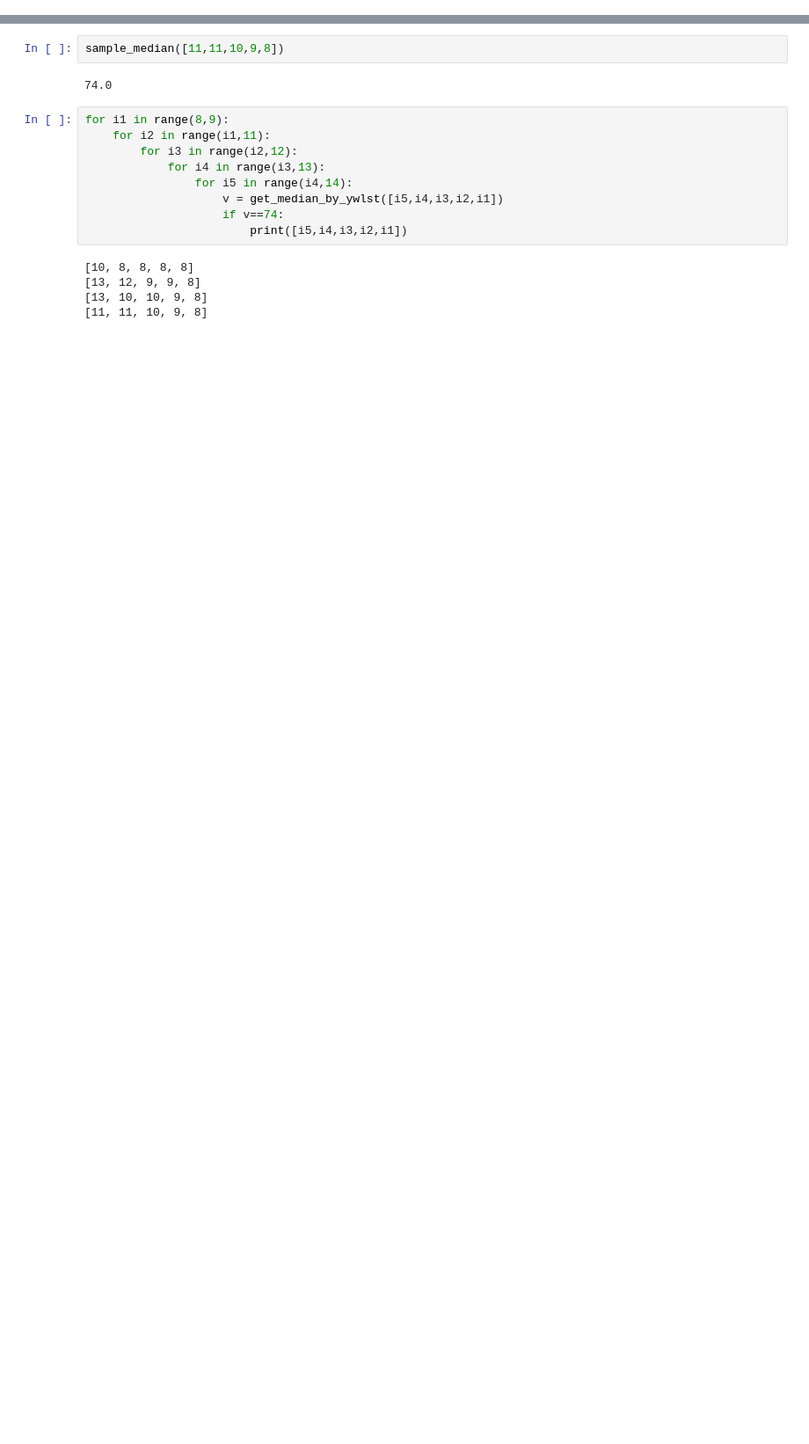
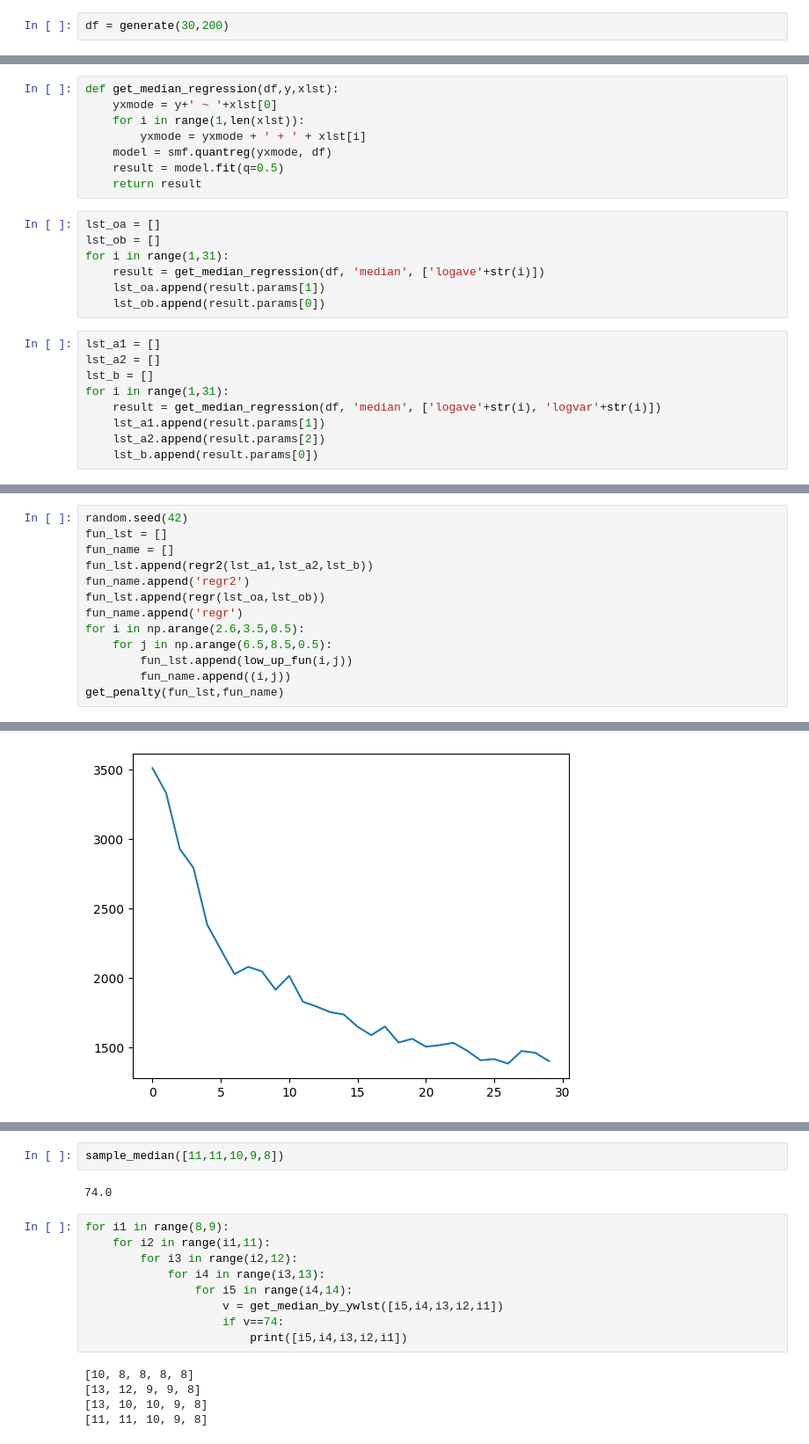
Before and after one commit to fjdslkjfljvo/thcd_dcs_ficx, a Jupyter notebook: naw.ipynb, the cells around one changed output, grey strips where cells are left out. Shown at 88% size. Saved outputs shown, nothing was run; the diff lists cells and outputs as text; blank space fills up the shorter version.

```diff
--- a/naw.ipynb
+++ b/naw.ipynb
@@ -253,0 +299,2 @@ Simulation(player_lst)
+# %%
+df = generate(30,200)
@@ -253,0 +317,24 @@ Simulation(player_lst)
+# %%
+def get_median_regression(df,y,xlst):
+    yxmode = y+' ~ '+xlst[0]
+    for i in range(1,len(xlst)):
+        yxmode = yxmode + ' + ' + xlst[i]
+    model = smf.quantreg(yxmode, df)
+    result = model.fit(q=0.5)
+    return result
+# %%
+lst_oa = []
+lst_ob = []
+for i in range(1,31):
+    result = get_median_regression(df, 'median', ['logave'+str(i)])
+    lst_oa.append(result.params[1])
+    lst_ob.append(result.params[0])
+# %%
+lst_a1 = []
+lst_a2 = []
+lst_b = []
+for i in range(1,31):
+    result = get_median_regression(df, 'median', ['logave'+str(i), 'logvar'+str(i)])
+    lst_a1.append(result.params[1])
+    lst_a2.append(result.params[2])
+    lst_b.append(result.params[0])
@@ -253,0 +347,14 @@ Simulation(player_lst)
+# %%
+random.seed(42)
+fun_lst = []
+fun_name = []
+fun_lst.append(regr2(lst_a1,lst_a2,lst_b))
+fun_name.append('regr2')
+fun_lst.append(regr(lst_oa,lst_ob))
+fun_name.append('regr')
+for i in np.arange(2.6,3.5,0.5):
+    for j in np.arange(6.5,8.5,0.5):
+        fun_lst.append(low_up_fun(i,j))
+        fun_name.append((i,j))
+get_penalty(fun_lst,fun_name)
+# %% [output]
@@ -253,0 +363 @@ Simulation(player_lst)
+[figure, added]
```
Also changed, not shown: parts of 28 cells of this notebook.
